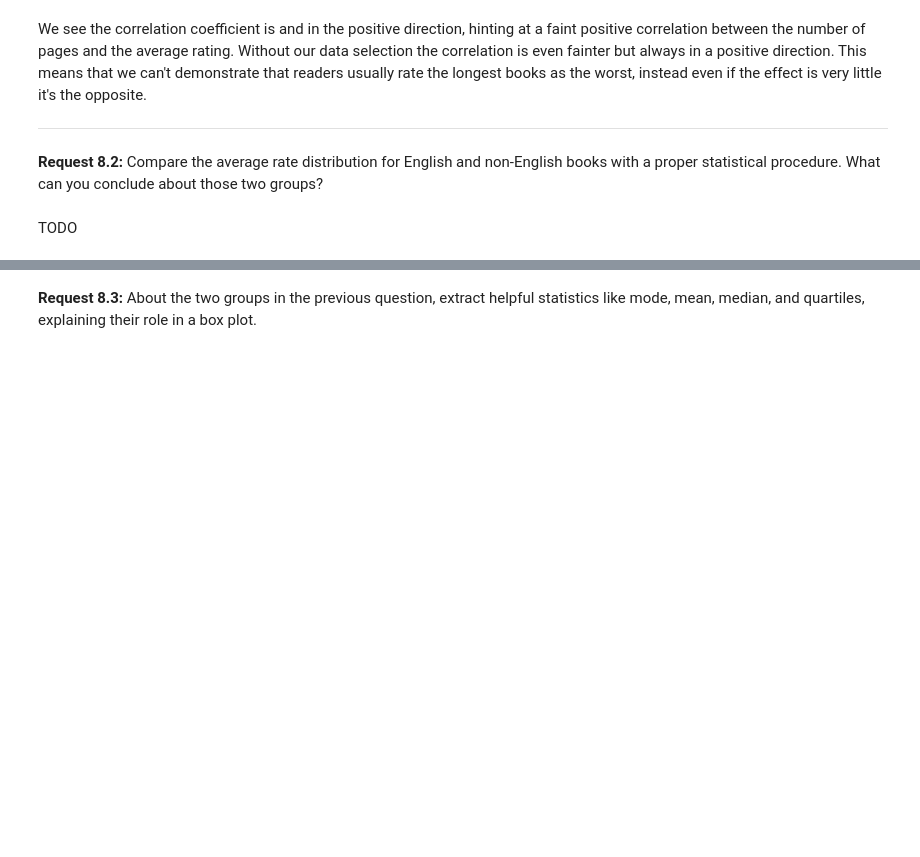
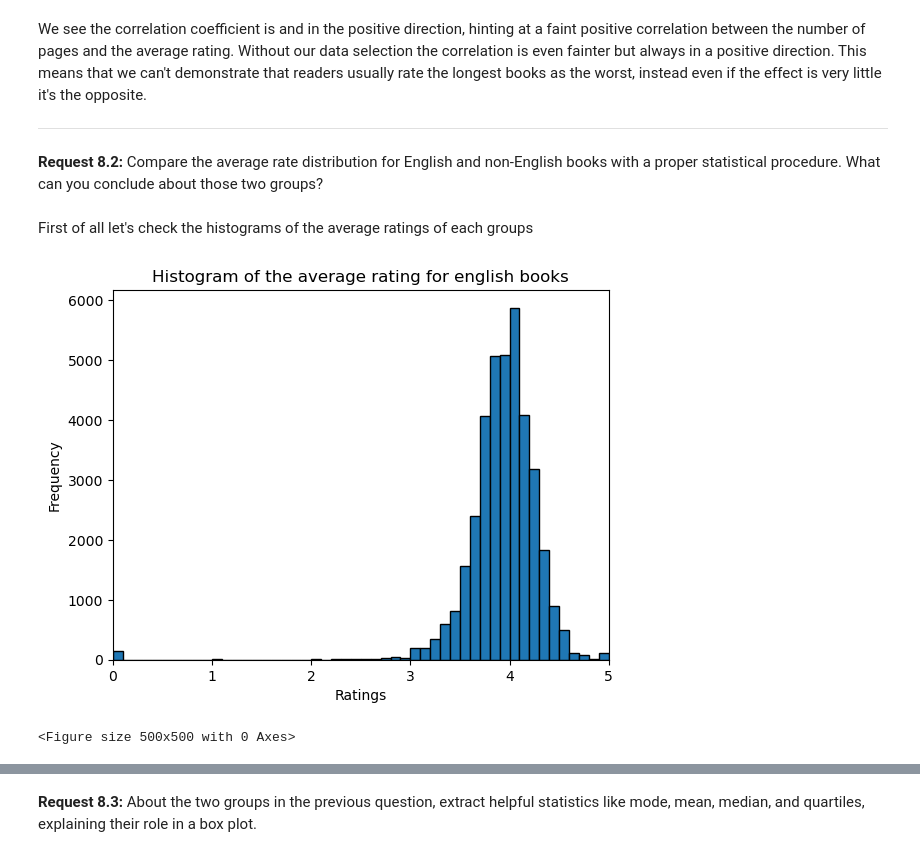
Before and after one commit to LorenzoPannacci/ADM-HW2, a Jupyter notebook: main.ipynb, the cells around one changed output, grey strips where cells are left out. Cells and saved outputs as stored; diff of their text form; code cells hidden in the pictures; blank space fills up the shorter version.

```diff
--- a/main.ipynb
+++ b/main.ipynb
@@ -1001,5 +1080,21 @@ We see the correlation coefficient is and in the positive direction, hinting at
 ---
 # %% [markdown]
 **Request 8.2:** Compare the average rate distribution for English and non-English books with a proper statistical procedure. What can you conclude about those two groups?
-# %% [markdown]
-TODO
+# %%
+#split the books into 2 groups
+eng_books = lingua[(lingua['language'] == 'eng') | (lingua['language'] == 'en-US') | (lingua['language'] == 'en-GB') | (lingua['language'] == 'en-CA')]
+non_eng_books = lingua[(lingua['language'] != 'eng') & (lingua['language'] != 'en-US')& (lingua['language'] != 'en-GB') & (lingua['language'] != 'en-CA')]
+# %% [markdown]
+First of all let's check the histograms of the average ratings of each groups
+# %%
+import matplotlib.pyplot as plt
+plt.hist(eng_books.average_rating, bins=50, edgecolor='black')
+plt.xlim(0,5)
+plt.xlabel('Ratings')
+plt.ylabel('Frequency')
+plt.title('Histogram of the average rating for english books')
+plt.figure(figsize=(5, 5))
+plt.show()
+# %% [output]
+[figure, added]
+<Figure size 500x500 with 0 Axes>
```
Also changed, not shown: parts of 29 cells of this notebook.
